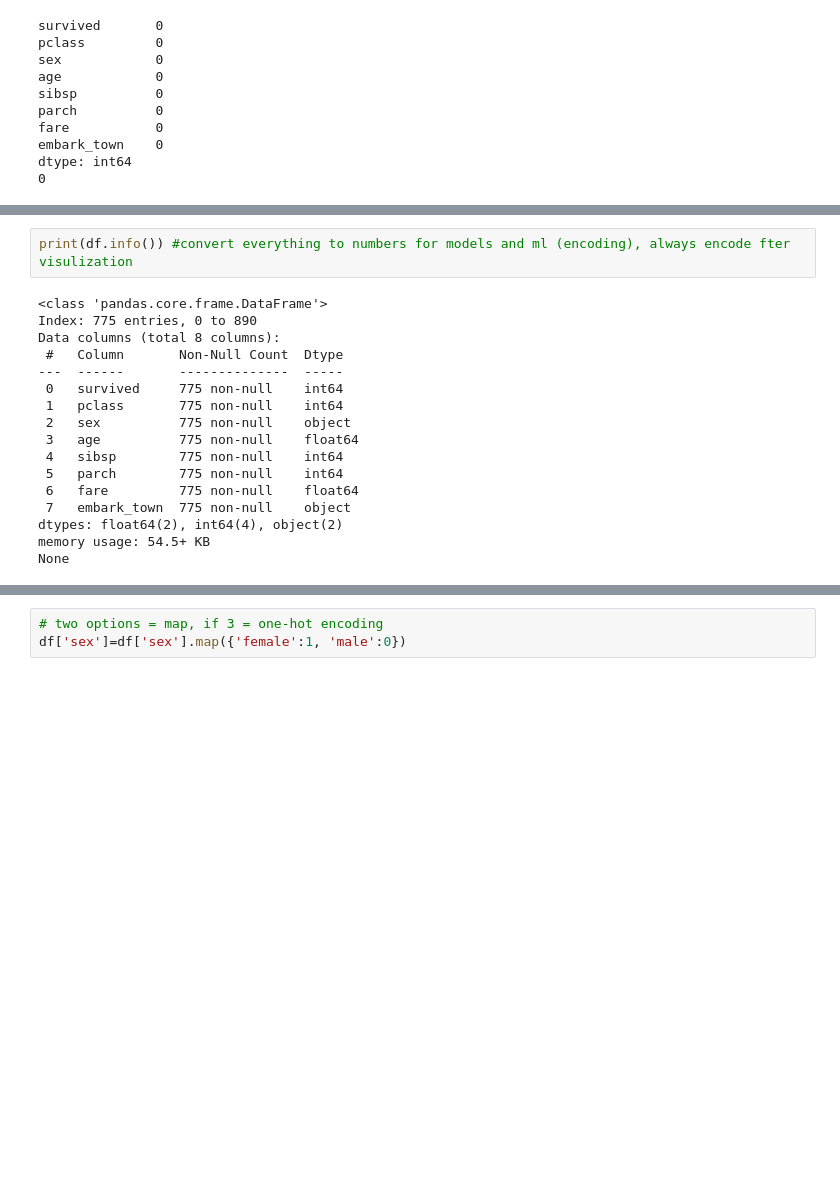
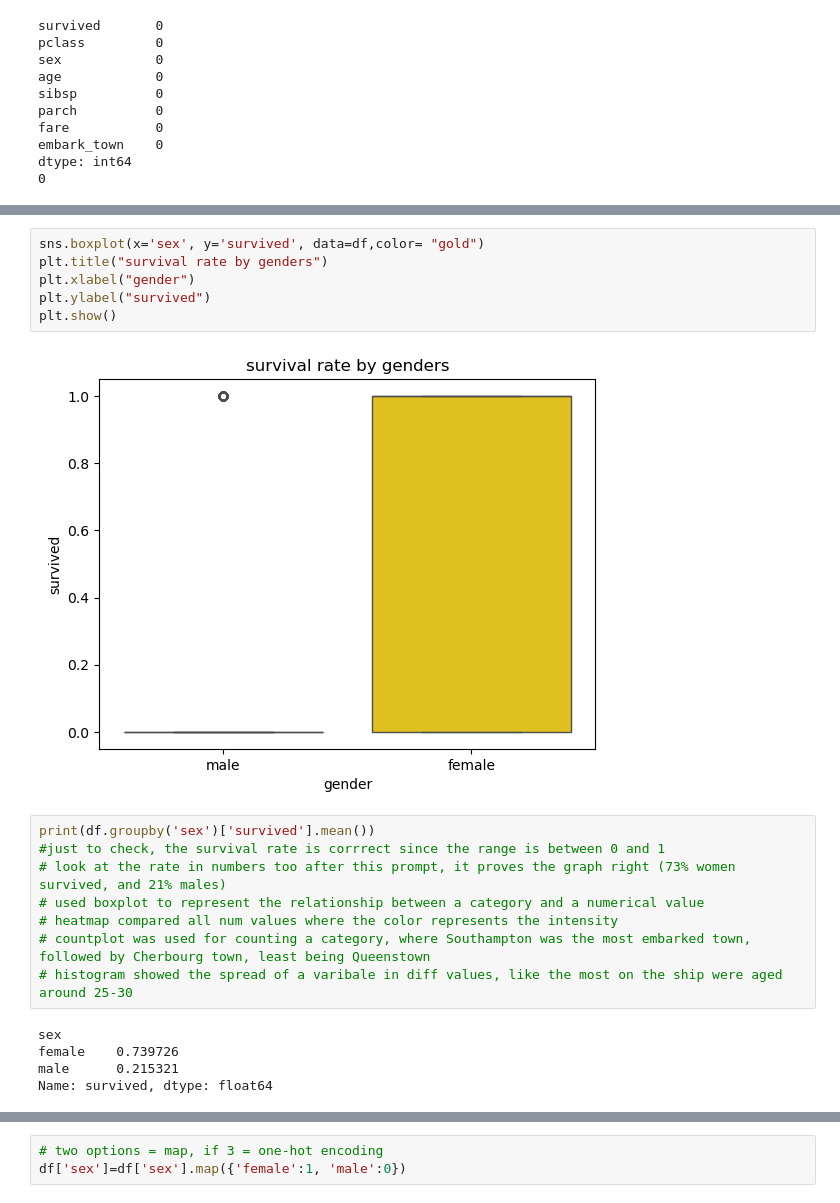
Before and after one commit to ZulekhaKorejo/ai-interneeship, a Jupyter notebook: titanic.ipynb, the cells around one changed output, grey strips where cells are left out. Saved outputs shown, nothing was run; the diff lists cells and outputs as text; blank space fills up the shorter version.

```diff
--- a/titanic.ipynb
+++ b/titanic.ipynb
@@ -153,19 +168,21 @@ plt.show()
+# %%
+sns.boxplot(x='sex', y='survived', data=df,color= "gold")
+plt.title("survival rate by genders")
+plt.xlabel("gender")
+plt.ylabel("survived")
+plt.show()
+# %% [output]
+[figure, added]
 # %%
-print(df.info()) #convert everything to numbers for models and ml (encoding), always encode fter visulization
+print(df.groupby('sex')['survived'].mean())
+#just to check, the survival rate is corrrect since the range is between 0 and 1
+# look at the rate in numbers too after this prompt, it proves the graph right (73% women survived, and 21% males)
+# used boxplot to represent the relationship between a category and a numerical value
+# heatmap compared all num values where the color represents the intensity
+# countplot was used for counting a category, where Southampton was the most embarked town, followed by Cherbourg town, least being Queenstown
+# histogram showed the spread of a varibale in diff values, like the most on the ship were aged around 25-30
 # %% [output]
-<class 'pandas.core.frame.DataFrame'>
-Index: 775 entries, 0 to 890
-Data columns (total 8 columns):
- #   Column       Non-Null Count  Dtype
----  ------       --------------  -----
- 0   survived     775 non-null    int64
- 1   pclass       775 non-null    int64
- 2   sex          775 non-null    object
- 3   age          775 non-null    float64
- 4   sibsp        775 non-null    int64
- 5   parch        775 non-null    int64
- 6   fare         775 non-null    float64
- 7   embark_town  775 non-null    object
-dtypes: float64(2), int64(4), object(2)
-memory usage: 54.5+ KB
-None
+sex
+female    0.739726
+male      0.215321
+Name: survived, dtype: float64
```
Also changed, not shown: parts of 16 cells of this notebook.
